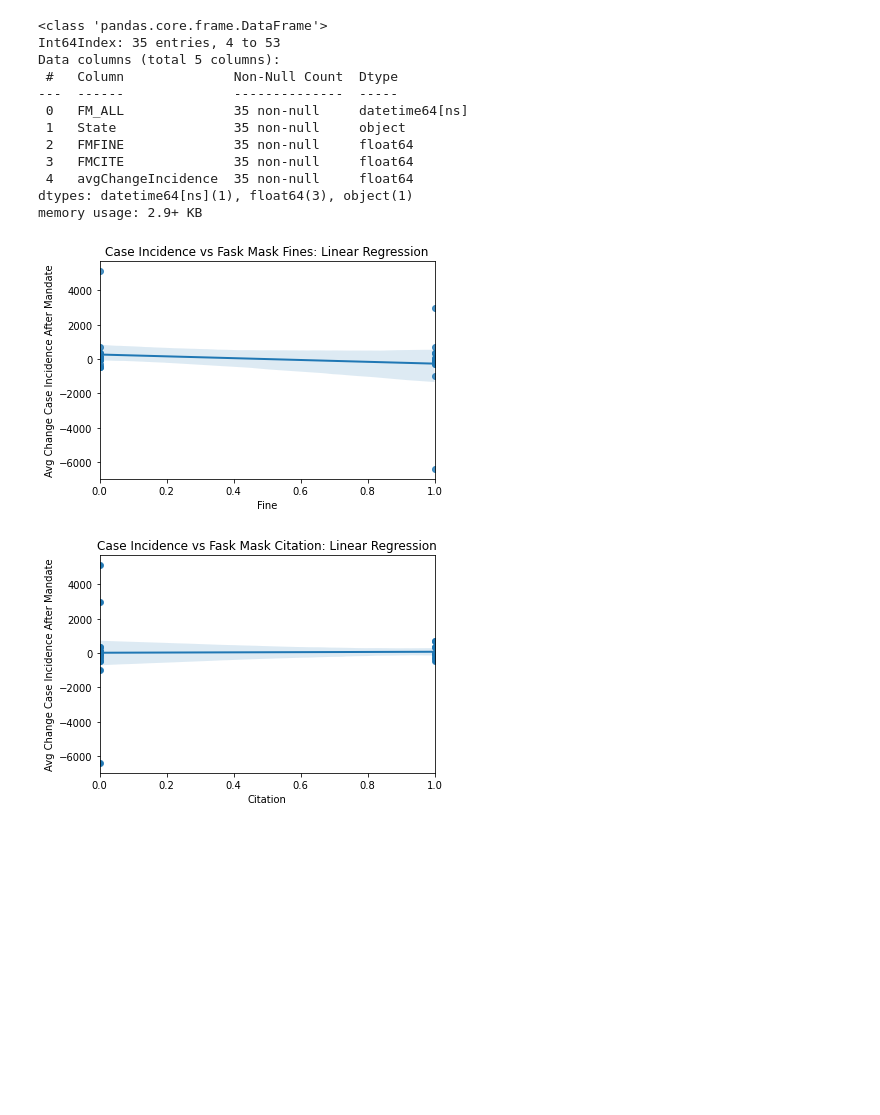
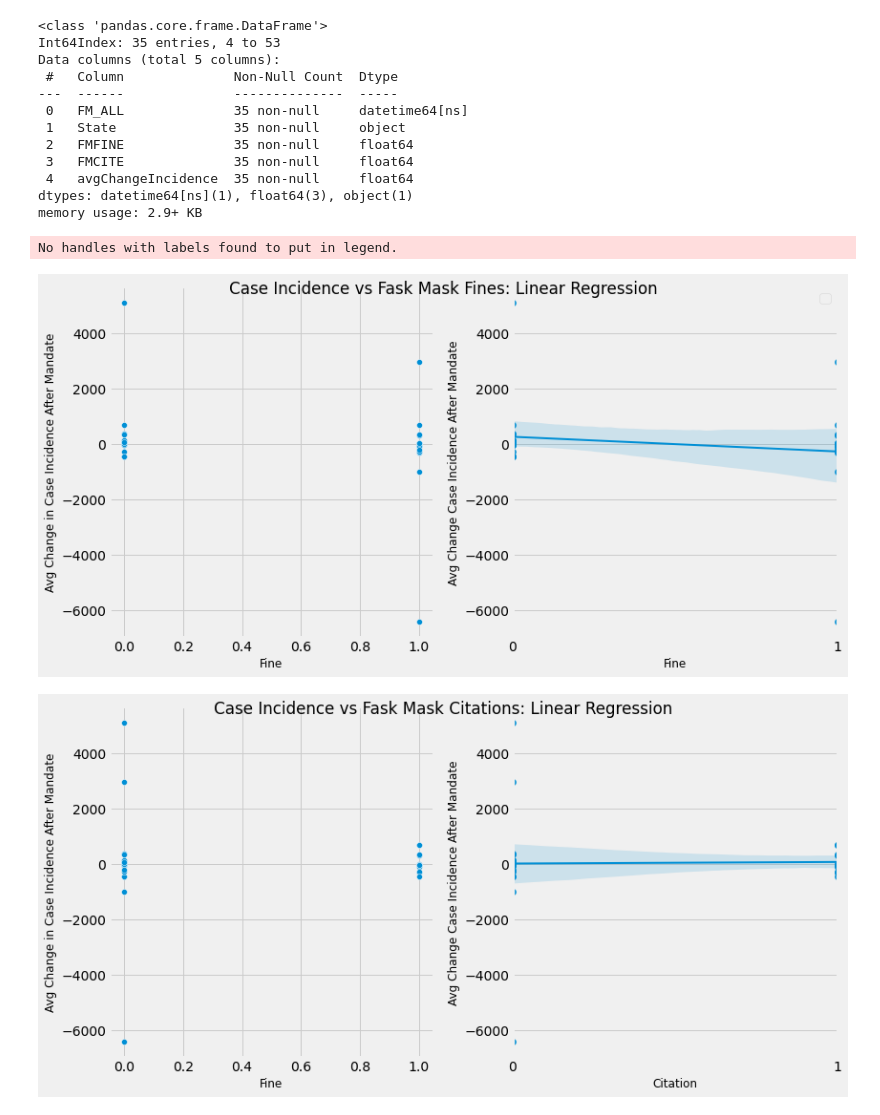
Before and after one commit to allicodi/bsta001_final, a Jupyter notebook: BSTA_001_Final.ipynb, the cells around one changed output. Cells and saved outputs as stored; diff of their text form; code cells hidden in the pictures; blank space fills up the shorter version.

Commit message:
Added linear regression plot for both citation and fines

```diff
--- a/BSTA_001_Final.ipynb
+++ b/BSTA_001_Final.ipynb
@@ -15,7 +15,7 @@ Drive already mounted at /content/drive; to attempt to forcibly remount, call dr
 # %%
 caseData = pd.read_csv('https://covidtracking.com/data/download/all-states-history.csv')
 # %%
-policyData_raw = pd.read_csv('/content/drive/My Drive/COVID-19_policy.csv') #change per person
+policyData_raw = pd.read_csv('/content/drive/My Drive/BSTA001/covid_policy_data_11_3_2020.csv') #change per person
 # /content/drive/My Drive/BSTA001/covid_policy_data_11_3_2020.csv #for alli
 # /content/drive/My Drive/COVID-19_policy.csv # for nora
 policyData = policyData_raw[4:55] #the postcodes (state Abbrev) are not alphabetical
@@ -537,22 +537,67 @@ Data columns (total 5 columns):
 dtypes: datetime64[ns](1), float64(3), object(1)
 memory usage: 2.9+ KB
 # %%
-#work left to do: maybe make label for 0/1, set x axis ticks to only 0/1, find equation of lin regression line?
-sns.scatterplot(x = "FMFINE",y = "avgChangeIncidence", data = policyDataClean, ax=ax)
-sns.regplot(x = "FMFINE",y = "avgChangeIncidence", data = policyDataClean, line_kws={"lw":2})
-plt.xlabel("Fine")
-plt.ylabel("Avg Change Case Incidence After Mandate")
-plt.title("Case Incidence vs Fask Mask Fines: Linear Regression")
-plt.show()
+#work left to do: find equation of lin regression line?
+# I don't think you can find the equation since we used seaborn for plotting (at least that's what the internet says?)
+
+plt.style.use("fivethirtyeight")
+fig,axs = plt.subplots(1,2)
+
+ax = axs[0]
+sns.scatterplot(x = "FMFINE",
+                y = "avgChangeIncidence",
+                data = policyDataClean,
+                ax=ax)
+ax.set_xlabel("Fine", fontsize=12)
+#ax.set_xticks(ax.get_xticks()[::4])
+ax.set_ylabel("Avg Change in Case Incidence After Mandate",fontsize=12)
+
+ax=axs[1]
+sns.regplot(x = "FMFINE",
+            y = "avgChangeIncidence",
+            data = policyDataClean,
+            line_kws={"lw":2},
+
+            )
+ax.set_xlabel("Fine", fontsize=12)
+
+ax.set_xticks(ax.get_xticks()[::4])
+ax.set_ylabel("Avg Change Case Incidence After Mandate", fontsize=12)
+ax.legend()
+
+fig.suptitle("Case Incidence vs Fask Mask Fines: Linear Regression")
+fig.set_tight_layout(True)
+fig.set_size_inches(12,6)
 # %% [output]
+No handles with labels found to put in legend.
-[figure, old version]
+[figure, new version]
 # %%
 #ditto plot above
-sns.scatterplot(x = "FMCITE",y = "avgChangeIncidence", data = policyDataClean)
-sns.regplot(x = "FMCITE",y = "avgChangeIncidence", data = policyDataClean, line_kws={"lw":2})
-plt.xlabel("Citation")
-plt.ylabel("Avg Change Case Incidence After Mandate")
-plt.title("Case Incidence vs Fask Mask Citation: Linear Regression")
-plt.show()
+plt.style.use("fivethirtyeight")
+fig,axs = plt.subplots(1,2)
+
+ax = axs[0]
+sns.scatterplot(x = "FMCITE",
+                y = "avgChangeIncidence",
+                data = policyDataClean,
+                ax=ax)
+ax.set_xlabel("Fine", fontsize=12)
+#ax.set_xticks(ax.get_xticks()[::4])
+ax.set_ylabel("Avg Change in Case Incidence After Mandate",fontsize=12)
+
+ax=axs[1]
+sns.regplot(x = "FMCITE",
+            y = "avgChangeIncidence",
+            data = policyDataClean,
+            line_kws={"lw":2},
+            )
+ax.set_xlabel("Citation", fontsize=12)
+
+ax.set_xticks(ax.get_xticks()[::4])
+ax.set_ylabel("Avg Change Case Incidence After Mandate", fontsize=12)
+
+fig.suptitle("Case Incidence vs Fask Mask Citations: Linear Regression")
+fig.set_tight_layout(True)
+fig.set_size_inches(12,6)
 # %% [output]
-[figure, old version]
+[figure, new version]
```
Also changed, not shown: parts of 8 cells of this notebook.
